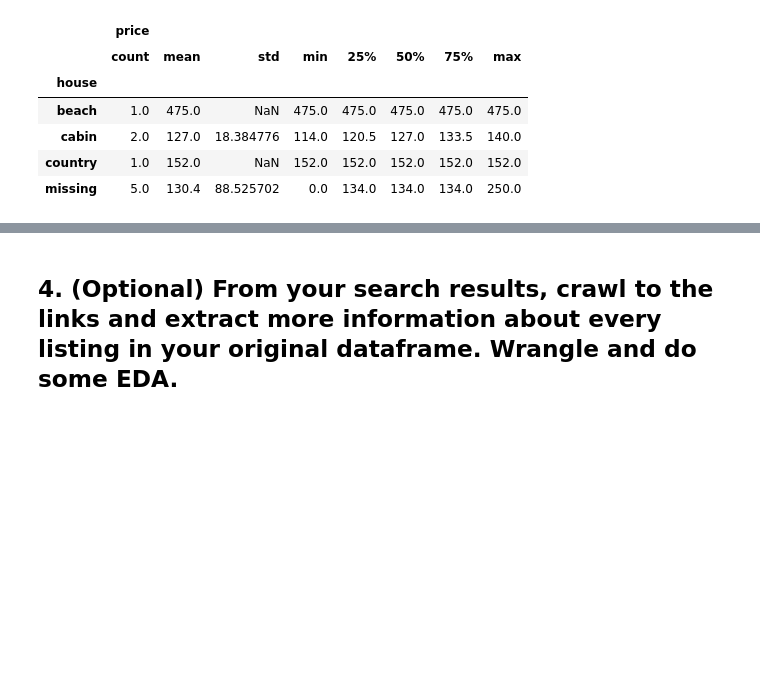
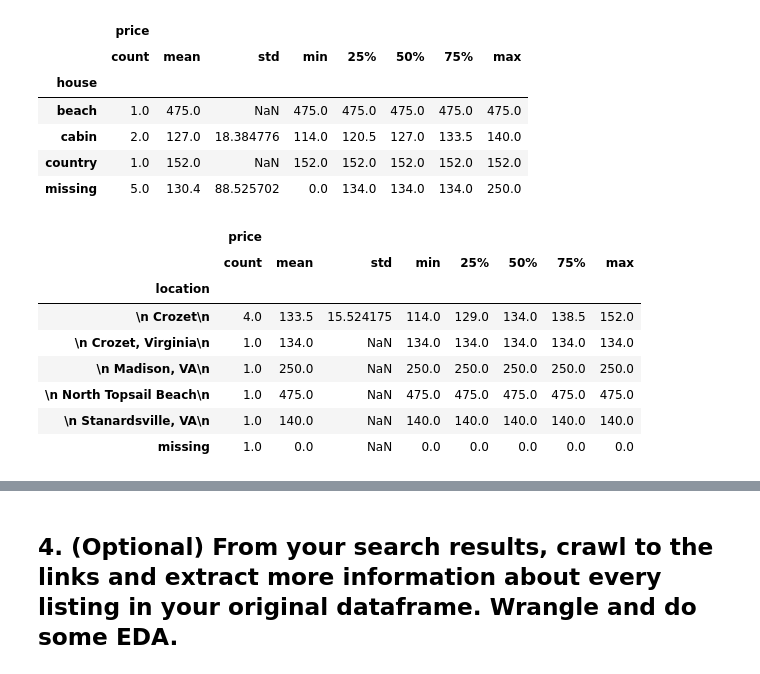
Before and after one commit to marisagua/labs, a Jupyter notebook: 02_scraping/lab_notebook.ipynb, the cells around one changed output, grey strips where cells are left out. Saved outputs shown, nothing was run; the diff lists cells and outputs as text; code cells hidden in the pictures; blank space fills up the shorter version.

```diff
--- a/02_scraping/lab_notebook.ipynb
+++ b/02_scraping/lab_notebook.ipynb
@@ -165,3 +165,17 @@ df.loc[:,['price','house']].groupby('house').describe()
 | cabin | 2.0 | 127.0 | 18.384776 | 114.0 | 120.5 | 127.0 | 133.5 | 140.0 |
 | country | 1.0 | 152.0 | NaN | 152.0 | 152.0 | 152.0 | 152.0 | 152.0 |
 | missing | 5.0 | 130.4 | 88.525702 | 0.0 | 134.0 | 134.0 | 134.0 | 250.0 |
+# %%
+# Price by location:
+df.loc[:,['price','location']].groupby('location').describe()
+# Crozet and crozet, virginia are the same... needs data cleaning
+# %% [output]
+|  | price |  |  |  |  |  |  |  |
+|  | count | mean | std | min | 25% | 50% | 75% | max |
+| location |  |  |  |  |  |  |  |  |
+| \n Crozet\n | 4.0 | 133.5 | 15.524175 | 114.0 | 129.0 | 134.0 | 138.5 | 152.0 |
+| \n Crozet, Virginia\n | 1.0 | 134.0 | NaN | 134.0 | 134.0 | 134.0 | 134.0 | 134.0 |
+| \n Madison, VA\n | 1.0 | 250.0 | NaN | 250.0 | 250.0 | 250.0 | 250.0 | 250.0 |
+| \n North Topsail Beach\n | 1.0 | 475.0 | NaN | 475.0 | 475.0 | 475.0 | 475.0 | 475.0 |
+| \n Stanardsville, VA\n | 1.0 | 140.0 | NaN | 140.0 | 140.0 | 140.0 | 140.0 | 140.0 |
+| missing | 1.0 | 0.0 | NaN | 0.0 | 0.0 | 0.0 | 0.0 | 0.0 |
```
Also changed, not shown: parts of 5 cells of this notebook.
